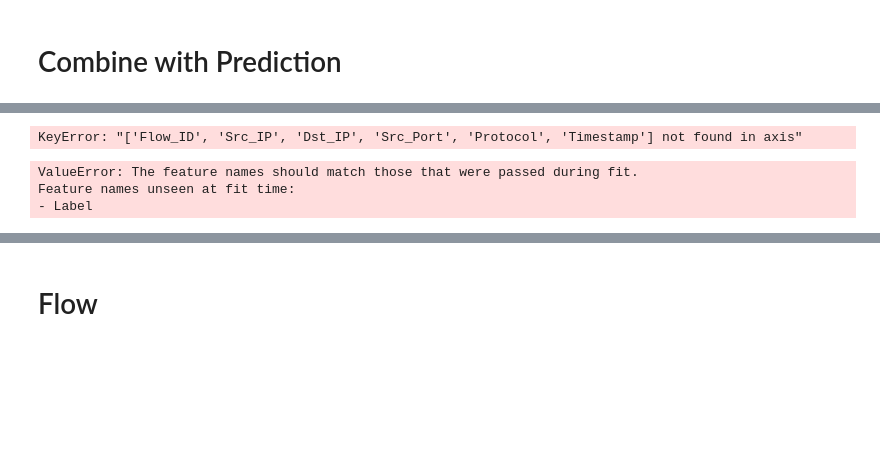
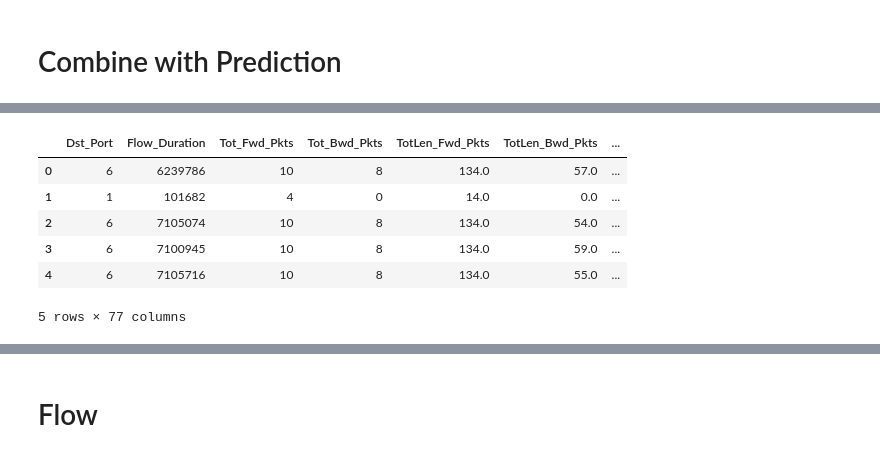
Before and after one commit to Mc4minta/AIB5-PcapAttackClassifier, a Jupyter notebook: MapPacketIndices.ipynb, the cells around one changed output, grey strips where cells are left out. Drawn from its saved outputs; the diff is of its cells as text; code cells hidden in the pictures; blank space fills up the shorter version.

```diff
--- a/MapPacketIndices.ipynb
+++ b/MapPacketIndices.ipynb
@@ -881,38 +539,38 @@ def map_port(port):
         return 3  # DNS
     elif port == 80:
         return 4  # HTTP
     elif port == 443:
         return 5  # HTTPS
     else:
         return 6  # Other
 
 def preprocess_dataframe(df):
     # replace space in columns name with underscore
     df.columns = df.columns.str.strip().str.replace(' ', '_')
 
     # drop objects type columns
     columns_to_drop = [
         'Flow_ID','Src_IP','Dst_IP','Src_Port','Protocol','Timestamp','Label'
     ]
 
     df = df.drop(columns=columns_to_drop)
 
     # remove rows with missing and infinite values
     df.replace([np.inf, -np.inf], np.nan, inplace = True)
     df = df.dropna()
 
     # map destination port to 1-6 numbers
     df['Dst_Port'] = df['Dst_Port'].apply(map_port)
 
     return df
 
 df = preprocess_dataframe(df)
+df.head()
 # %% [output]
+|  | Dst_Port | Flow_Duration | Tot_Fwd_Pkts | Tot_Bwd_Pkts | TotLen_Fwd_Pkts | TotLen_Bwd_Pkts | ... |
+| 0 | 6 | 6239786 | 10 | 8 | 134.0 | 57.0 | ... |
+| 1 | 1 | 101682 | 4 | 0 | 14.0 | 0.0 | ... |
+| 2 | 6 | 7105074 | 10 | 8 | 134.0 | 54.0 | ... |
+| 3 | 6 | 7100945 | 10 | 8 | 134.0 | 59.0 | ... |
+| 4 | 6 | 7105716 | 10 | 8 | 134.0 | 55.0 | ... |
-KeyError: "['Flow_ID', 'Src_IP', 'Dst_IP', 'Src_Port', 'Protocol', 'Timestamp'] not found in axis"
+5 rows × 77 columns
-# %%
-pred = model.predict(df)
-pred
-# %% [output]
-ValueError: The feature names should match those that were passed during fit.
-Feature names unseen at fit time:
-- Label
```
Also changed, not shown: parts of 8 cells of this notebook.
